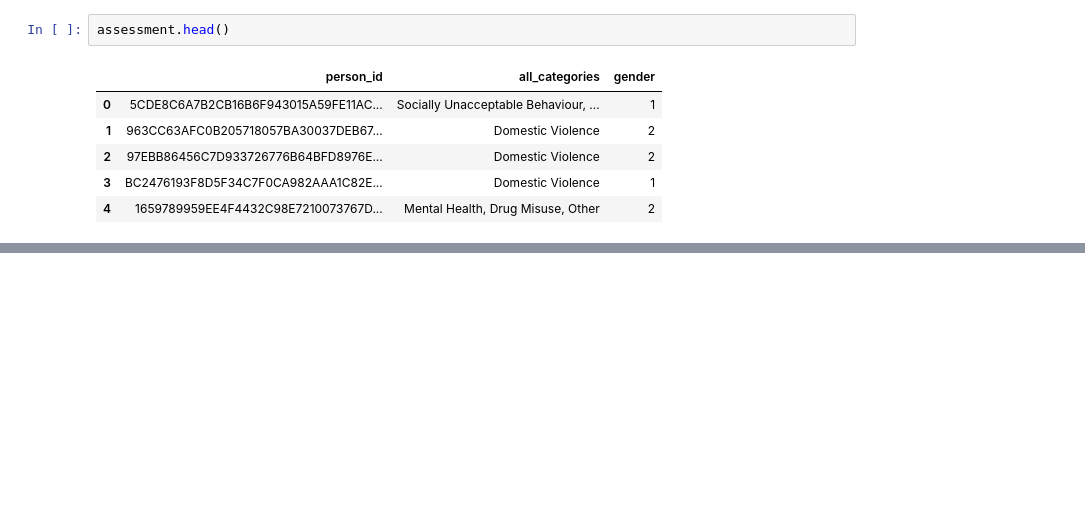
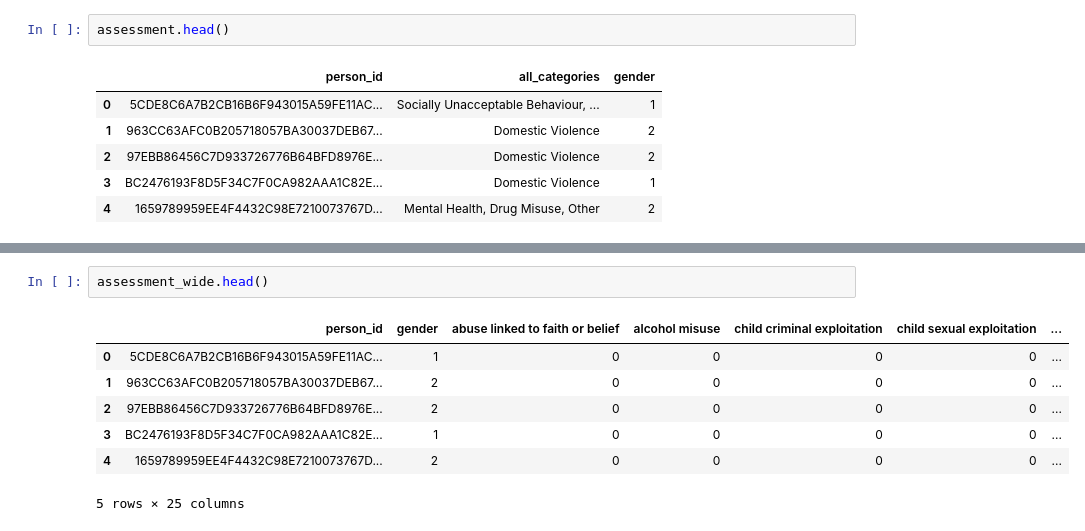
Before and after one commit to ConnectedBradford/CB_2649, a Jupyter notebook: notebooks/assessment_analysis.ipynb, the cells around one changed output, grey strips where cells are left out. Cells and saved outputs as stored; diff of their text form; blank space fills up the shorter version.

```diff
--- a/notebooks/assessment_analysis.ipynb
+++ b/notebooks/assessment_analysis.ipynb
@@ -215,0 +95,10 @@ missing: 2.06%
+# %%
+assessment_wide.head()
+# %% [output]
+|  | person_id | gender | abuse linked to faith or belief | alcohol misuse | child criminal exploitation | child sexual exploitation | ... |
+| 0 | 5CDE8C6A7B2CB16B6F943015A59FE11AC... | 1 | 0 | 0 | 0 | 0 | ... |
+| 1 | 963CC63AFC0B205718057BA30037DEB67... | 2 | 0 | 0 | 0 | 0 | ... |
+| 2 | 97EBB86456C7D933726776B64BFD8976E... | 2 | 0 | 0 | 0 | 0 | ... |
+| 3 | BC2476193F8D5F34C7F0CA982AAA1C82E... | 1 | 0 | 0 | 0 | 0 | ... |
+| 4 | 1659789959EE4F4432C98E7210073767D... | 2 | 0 | 0 | 0 | 0 | ... |
+5 rows × 25 columns
```
Also changed, not shown: parts of 11 cells of this notebook.
